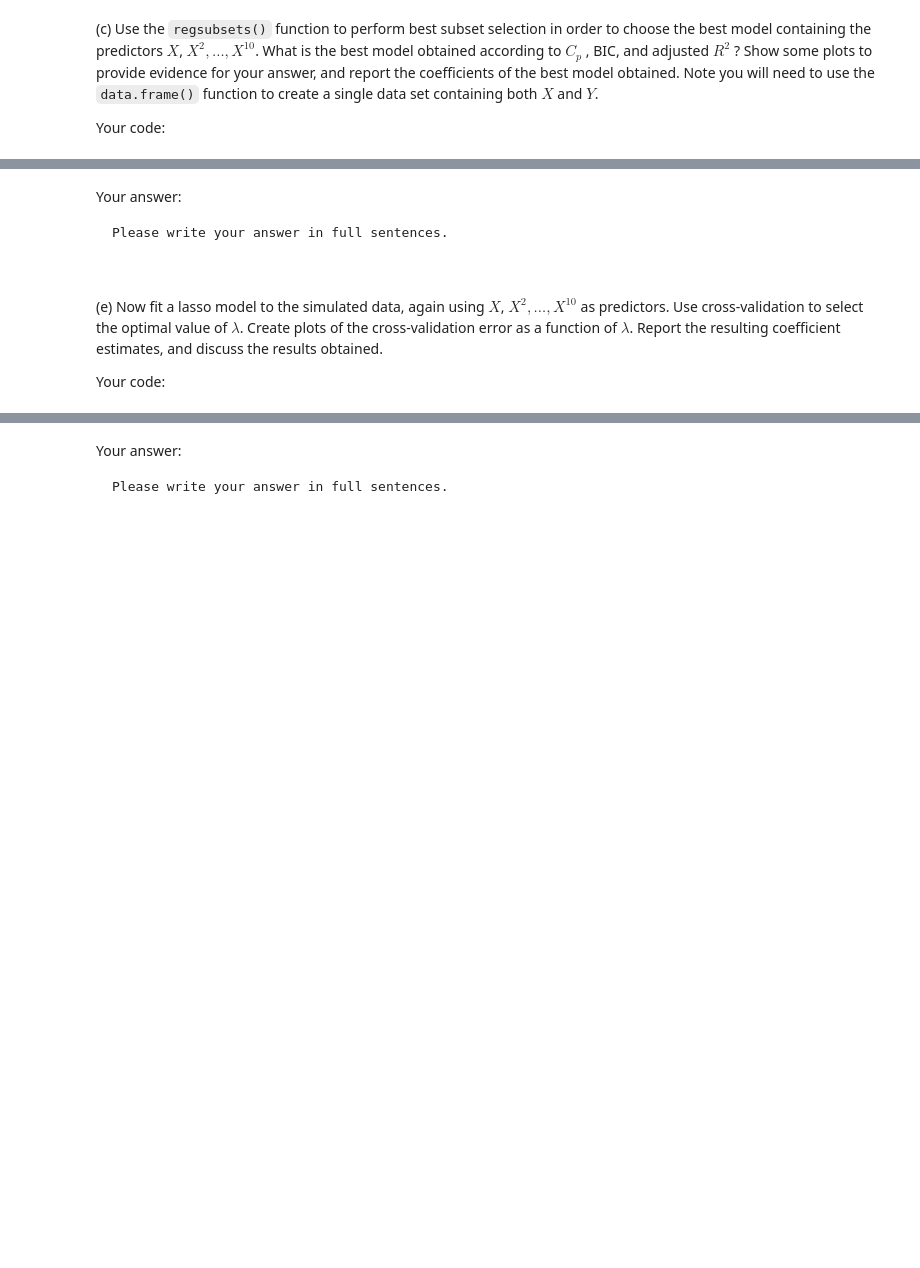
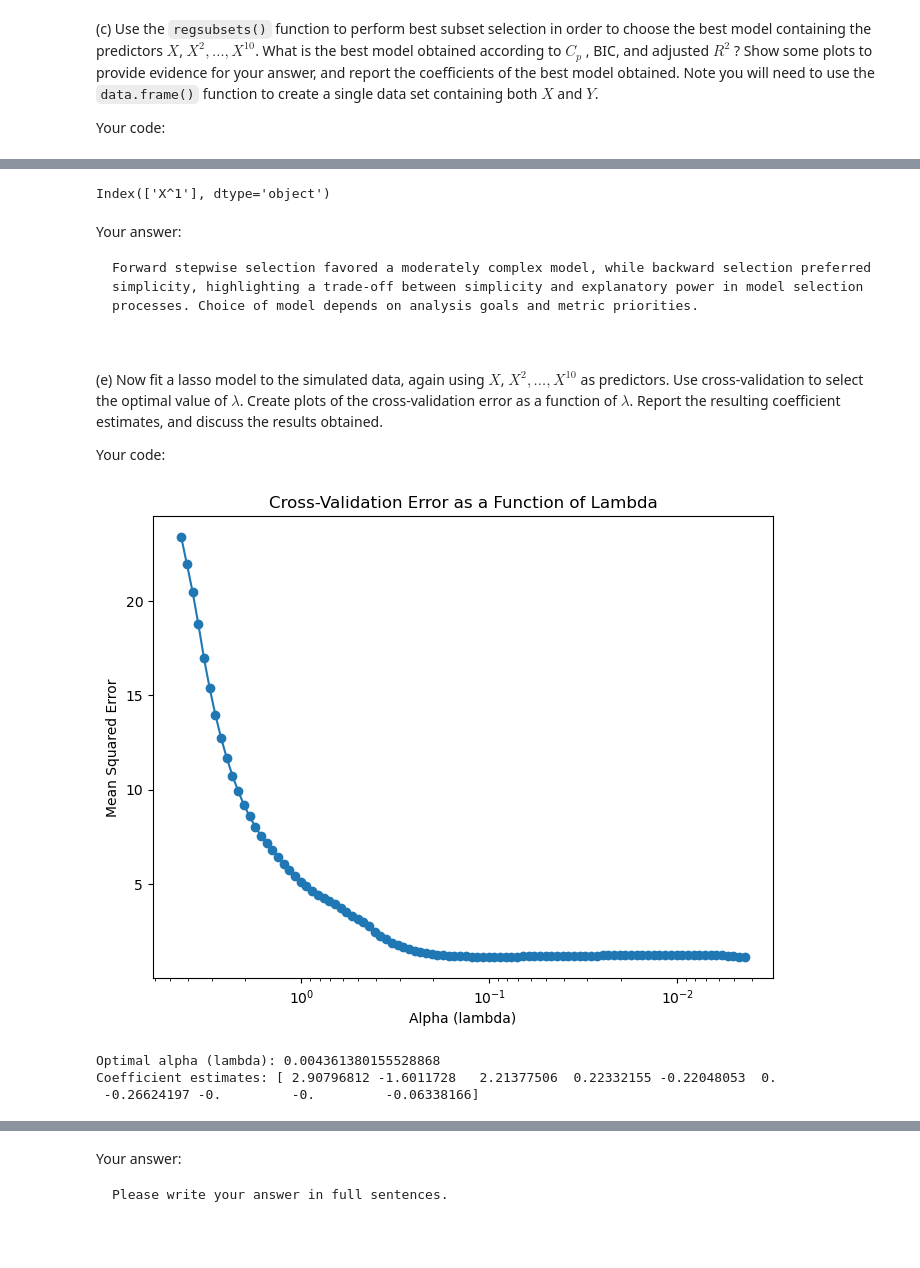
Before and after one commit to BU-MSSP-Classroom/MA679_Spring2024_04_regularization-XYYZWDS, a Jupyter notebook: Ch06_Regularization_Python.ipynb, the cells around one changed output, grey strips where cells are left out. Drawn from its saved outputs; the diff is of its cells as text; code cells hidden in the pictures; blank space fills up the shorter version.

```diff
--- a/Ch06_Regularization_Python.ipynb
+++ b/Ch06_Regularization_Python.ipynb
@@ -291,5 +318,12 @@ Your code:
 
 Your code:
 # %%
-#
-#
+
+beta_0 = 2
+beta_1 = 3
+beta_2 = -1
+beta_3 = 0.5
+
+Y = beta_0 + beta_1*X + beta_2*(X**2) + beta_3*(X**3) + epsilon
+
+Y
@@ -318,8 +511,23 @@ Your code:
+# %%
+# Backward Stepwise Selection
+sfs_backward = SFS(LinearRegression(),
+                   k_features=1,
+                   forward=False,
+                   floating=False,
+                   scoring='neg_mean_squared_error')
+
+sfs_backward = sfs_backward.fit(df_poly.iloc[:, :-1].values, df_poly['Y'].values)
+
+# To get the selected feature indices and the corresponding feature names:
+selected_features_backward = list(sfs_backward.k_feature_idx_)
+print(df_poly.columns[selected_features_backward])
+# %% [output]
+Index(['X^1'], dtype='object')
 # %% [markdown]
 Your answer:
 
 ~~~
-Please write your answer in full sentences.
+Forward stepwise selection favored a moderately complex model, while backward selection preferred simplicity, highlighting a trade-off between simplicity and explanatory power in model selection processes. Choice of model depends on analysis goals and metric priorities.
 
 
 ~~~
@@ -328,8 +536,43 @@ Please write your answer in full sentences.
 
 Your code:
 # %%
-#
-#
+from sklearn.linear_model import LassoCV
+from sklearn.preprocessing import StandardScaler
+import matplotlib.pyplot as plt
+
+
+X = df_poly.iloc[:, :-1]
+y = df_poly['Y']
+
+
+scaler = StandardScaler()
+X_scaled = scaler.fit_transform(X)
+
+
+lasso_cv = LassoCV(cv=5, random_state=0, max_iter=10000)
+lasso_cv.fit(X_scaled, y)
+
+
+mean_mse = np.mean(lasso_cv.mse_path_, axis=1)
+alphas = lasso_cv.alphas_
+
+plt.figure(figsize=(8, 6))
+plt.plot(alphas, mean_mse, '-o')
+plt.xlabel('Alpha (lambda)')
+plt.ylabel('Mean Squared Error')
+plt.title('Cross-Validation Error as a Function of Lambda')
+plt.xscale('log')
+plt.gca().invert_xaxis()
+plt.show()
+
+# Reporting the resulting coefficient estimates
+print("Optimal alpha (lambda):", lasso_cv.alpha_)
+print("Coefficient estimates:", lasso_cv.coef_)
+# %% [output]
+[figure, added]
+Optimal alpha (lambda): 0.004361380155528868
+Coefficient estimates: [ 2.90796812 -1.6011728   2.21377506  0.22332155 -0.22048053  0.
+ -0.26624197 -0.         -0.         -0.06338166]
 # %% [markdown]
 Your answer:
 
```
Also changed, not shown: parts of 23 cells of this notebook, 1 other file.
